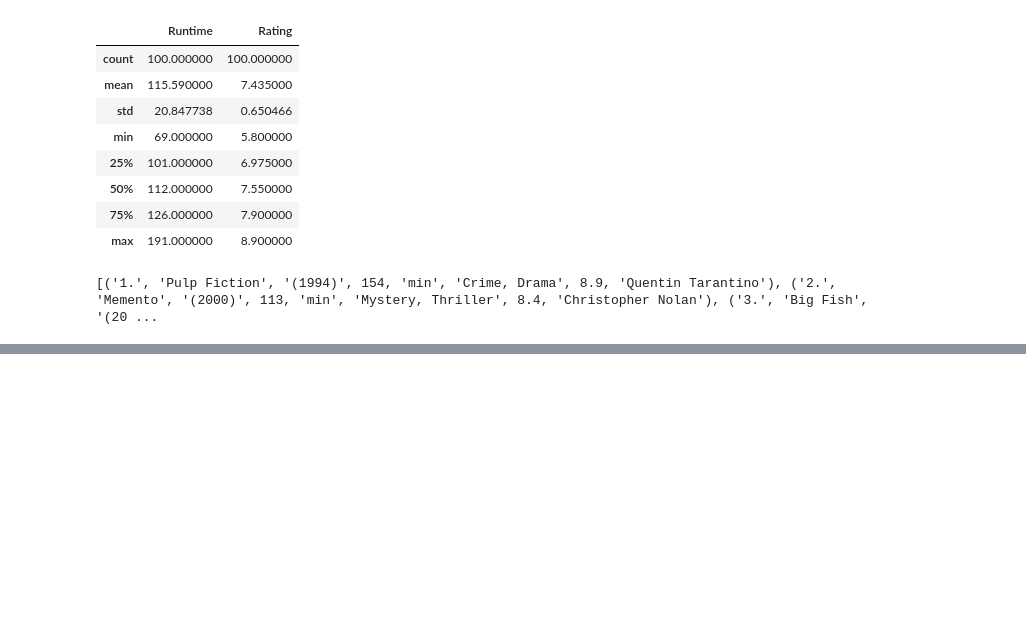
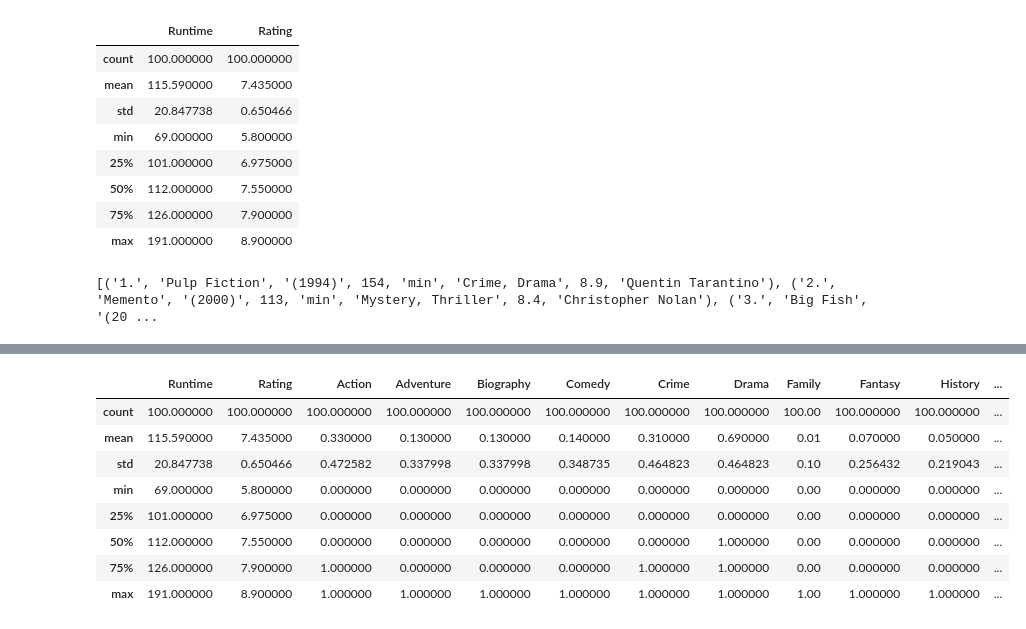
Before and after one commit to javvadisurekha/CA_Python, a Jupyter notebook: Webscraping_IMDB.ipynb, the cells around one changed output, grey strips where cells are left out. Saved outputs shown, nothing was run; the diff lists cells and outputs as text; code cells hidden in the pictures; blank space fills up the shorter version.

```diff
--- a/Webscraping_IMDB.ipynb
+++ b/Webscraping_IMDB.ipynb
@@ -283,0 +188,6 @@ dummy2
+# %%
+dummies = pd.get_dummies(
+    df['Movie_type'].str.split(', ').explode()
+).sum(level=0)
+
+print(dummies)
@@ -283,0 +228,3 @@ dummy2
+# %%
+df = df.drop(columns='Movie_type').join(dummies)
+print(df.to_string())
@@ -283,0 +279,12 @@ dummy2
+# %%
+df.describe()
+# %% [output]
+|  | Runtime | Rating | Action | Adventure | Biography | Comedy | Crime | Drama | Family | Fantasy | History | ... |
+| count | 100.000000 | 100.000000 | 100.000000 | 100.000000 | 100.000000 | 100.000000 | 100.000000 | 100.000000 | 100.00 | 100.000000 | 100.000000 | ... |
+| mean | 115.590000 | 7.435000 | 0.330000 | 0.130000 | 0.130000 | 0.140000 | 0.310000 | 0.690000 | 0.01 | 0.070000 | 0.050000 | ... |
+| std | 20.847738 | 0.650466 | 0.472582 | 0.337998 | 0.337998 | 0.348735 | 0.464823 | 0.464823 | 0.10 | 0.256432 | 0.219043 | ... |
+| min | 69.000000 | 5.800000 | 0.000000 | 0.000000 | 0.000000 | 0.000000 | 0.000000 | 0.000000 | 0.00 | 0.000000 | 0.000000 | ... |
+| 25% | 101.000000 | 6.975000 | 0.000000 | 0.000000 | 0.000000 | 0.000000 | 0.000000 | 0.000000 | 0.00 | 0.000000 | 0.000000 | ... |
+| 50% | 112.000000 | 7.550000 | 0.000000 | 0.000000 | 0.000000 | 0.000000 | 0.000000 | 1.000000 | 0.00 | 0.000000 | 0.000000 | ... |
+| 75% | 126.000000 | 7.900000 | 1.000000 | 0.000000 | 0.000000 | 0.000000 | 1.000000 | 1.000000 | 0.00 | 0.000000 | 0.000000 | ... |
+| max | 191.000000 | 8.900000 | 1.000000 | 1.000000 | 1.000000 | 1.000000 | 1.000000 | 1.000000 | 1.00 | 1.000000 | 1.000000 | ... |
```
Also changed, not shown: parts of 19 cells of this notebook.
